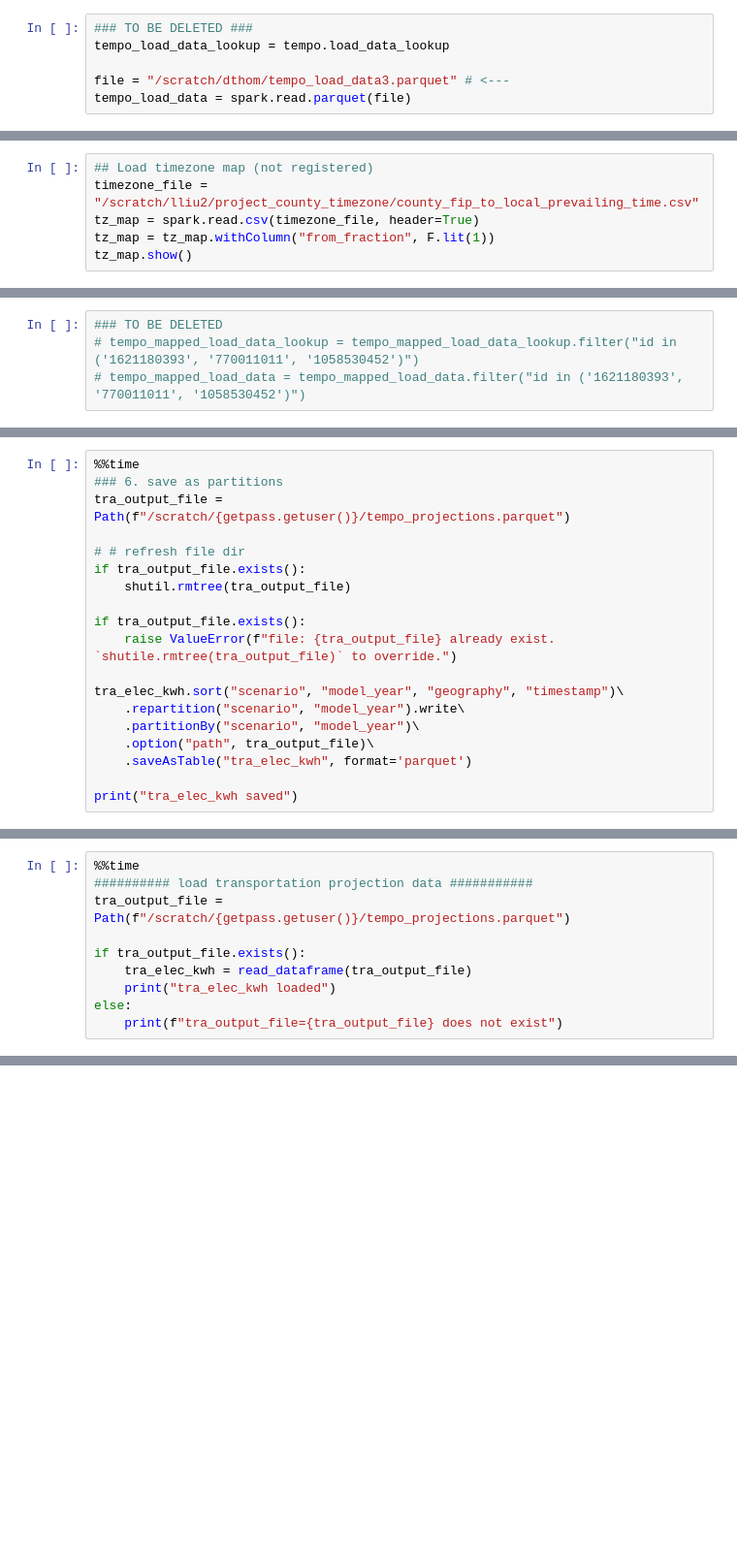
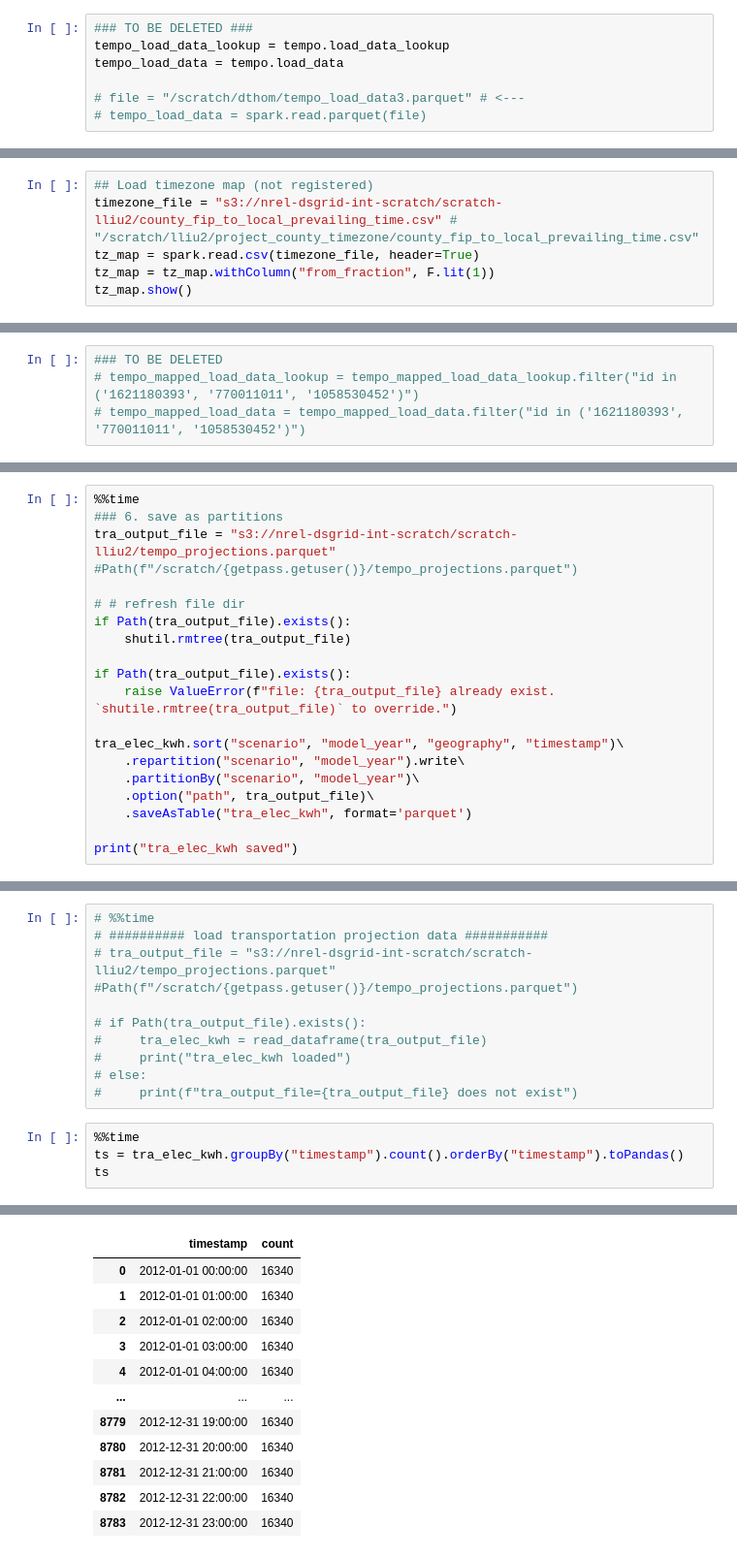
Before and after one commit to dsgrid/dsgrid, a Jupyter notebook: dsgrid/notebooks/connect_to_dsgrid_registry.ipynb, the cells around one changed output, grey strips where cells are left out. Shown: that part at 97% size. Drawn from its saved outputs; the diff is of its cells as text; blank space fills up the shorter version.

```diff
--- a/dsgrid/notebooks/connect_to_dsgrid_registry.ipynb
+++ b/dsgrid/notebooks/connect_to_dsgrid_registry.ipynb
@@ -190,9 +277,10 @@ print("tempo dataset loaded")
 # %%
 ### TO BE DELETED ###
 tempo_load_data_lookup = tempo.load_data_lookup
+tempo_load_data = tempo.load_data
 
-file = "/scratch/dthom/tempo_load_data3.parquet" # <---
-tempo_load_data = spark.read.parquet(file)
+# file = "/scratch/dthom/tempo_load_data3.parquet" # <---
+# tempo_load_data = spark.read.parquet(file)
 # %%
 tempo_mapped_load_data_lookup = tempo._handler._remap_dimension_columns(tempo_load_data_lookup)
 tempo_mapped_load_data = tempo._handler._remap_dimension_columns(tempo_load_data)
@@ -277,6 +348,6 @@ def make_annual_dataframe(df, data_id, year):
 # %%
 ## Load timezone map (not registered)
-timezone_file = "/scratch/lliu2/project_county_timezone/county_fip_to_local_prevailing_time.csv"
+timezone_file = "s3://nrel-dsgrid-int-scratch/scratch-lliu2/county_fip_to_local_prevailing_time.csv" # "/scratch/lliu2/project_county_timezone/county_fip_to_local_prevailing_time.csv"
 tz_map = spark.read.csv(timezone_file, header=True)
 tz_map = tz_map.withColumn("from_fraction", F.lit(1))
 tz_map.show()
@@ -414,13 +550,13 @@ tra_elec_kwh = tra_elec_kwh.join(
 # %%
 %%time
 ### 6. save as partitions
-tra_output_file = Path(f"/scratch/{getpass.getuser()}/tempo_projections.parquet")
+tra_output_file = "s3://nrel-dsgrid-int-scratch/scratch-lliu2/tempo_projections.parquet" #Path(f"/scratch/{getpass.getuser()}/tempo_projections.parquet")
 
 # # refresh file dir
-if tra_output_file.exists():
+if Path(tra_output_file).exists():
     shutil.rmtree(tra_output_file)
 
-if tra_output_file.exists():
+if Path(tra_output_file).exists():
     raise ValueError(f"file: {tra_output_file} already exist. `shutile.rmtree(tra_output_file)` to override.")
 
 tra_elec_kwh.sort("scenario", "model_year", "geography", "timestamp")\
@@ -433,10 +573,15 @@ print("tra_elec_kwh saved")
 # %%
-%%time
-########## load transportation projection data ###########
-tra_output_file = Path(f"/scratch/{getpass.getuser()}/tempo_projections.parquet")
+# %%time
+# ########## load transportation projection data ###########
+# tra_output_file = "s3://nrel-dsgrid-int-scratch/scratch-lliu2/tempo_projections.parquet" #Path(f"/scratch/{getpass.getuser()}/tempo_projections.parquet")
 
-if tra_output_file.exists():
-    tra_elec_kwh = read_dataframe(tra_output_file)
-    print("tra_elec_kwh loaded")
-else:
-    print(f"tra_output_file={tra_output_file} does not exist")
+# if Path(tra_output_file).exists():
+#     tra_elec_kwh = read_dataframe(tra_output_file)
+#     print("tra_elec_kwh loaded")
+# else:
+#     print(f"tra_output_file={tra_output_file} does not exist")
+# %%
+%%time
+ts = tra_elec_kwh.groupBy("timestamp").count().orderBy("timestamp").toPandas()
+ts
+# %% [output]
@@ -442,0 +605,12 @@ else:
+|  | timestamp | count |
+| 0 | 2012-01-01 00:00:00 | 16340 |
+| 1 | 2012-01-01 01:00:00 | 16340 |
+| 2 | 2012-01-01 02:00:00 | 16340 |
+| 3 | 2012-01-01 03:00:00 | 16340 |
+| 4 | 2012-01-01 04:00:00 | 16340 |
+| ... | ... | ... |
+| 8779 | 2012-12-31 19:00:00 | 16340 |
+| 8780 | 2012-12-31 20:00:00 | 16340 |
+| 8781 | 2012-12-31 21:00:00 | 16340 |
+| 8782 | 2012-12-31 22:00:00 | 16340 |
+| 8783 | 2012-12-31 23:00:00 | 16340 |
```
Also changed, not shown: parts of 25 cells of this notebook.
